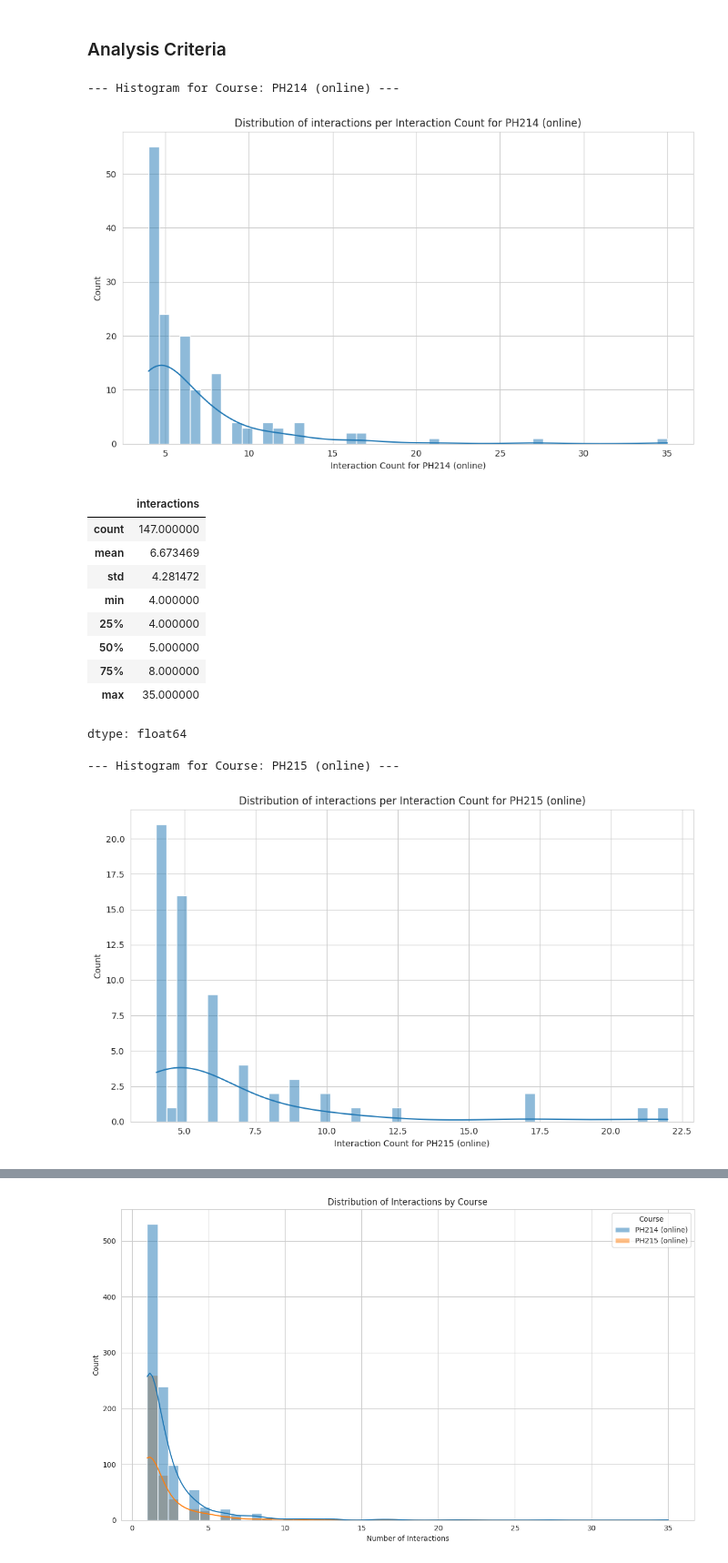
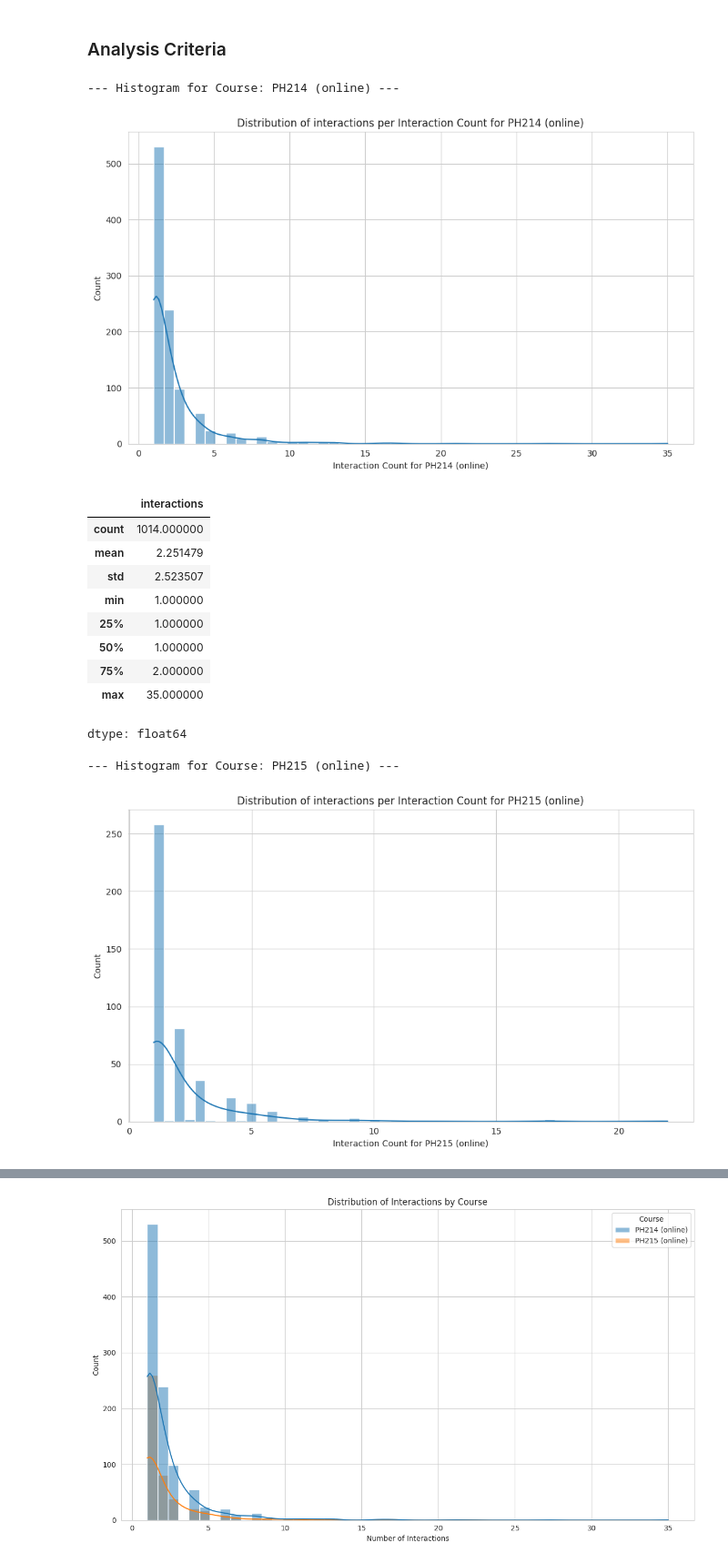
Before and after one commit to PeaceAndLongLife/Analysis-Colab, a Jupyter notebook: notebooks/Data_transcript_statistics.ipynb, the cells around one changed output, grey strips where cells are left out. Shown at 91% size. Drawn from its saved outputs; the diff is of its cells as text; code cells hidden in the pictures.

```diff
--- a/notebooks/Data_transcript_statistics.ipynb
+++ b/notebooks/Data_transcript_statistics.ipynb
@@ -343,31 +361,31 @@ def export_data_csv(df, output_df_name,folder_link):
 # %%
 # @title Histogram of all interactions {'run': 'auto', 'form-width': '20%'}
 
 # By default, not dropping any counts under a certain threshold
-drop_counts_under = 4 # @param {"type":"slider","min":0,"max":100,"step":1}
+drop_counts_under = 0 # @param {"type":"slider","min":0,"max":100,"step":1}
 
 # Get unique courses from the unexploded_df
 unique_courses = unexploded_df['Course'].unique()
 
 for course in unique_courses:
   print(f"\n--- Histogram for Course: {course} ---")
   # Filter the DataFrame for the current course
   df_course = unexploded_df[unexploded_df['Course'] == course]
   # Call the analyze_hist function to plot the distribution of interactions for the current course
   analyze_hist(df_course, drop_counts_under, 'interactions', f'Interaction Count for {course}')
 # %% [output]
 --- Histogram for Course: PH214 (online) ---
-[figure, old version]
+[figure, new version]
 |  | interactions |
-| count | 147.000000 |
-| mean | 6.673469 |
-| std | 4.281472 |
-| min | 4.000000 |
-| 25% | 4.000000 |
-| 50% | 5.000000 |
-| 75% | 8.000000 |
+| count | 1014.000000 |
+| mean | 2.251479 |
+| std | 2.523507 |
+| min | 1.000000 |
+| 25% | 1.000000 |
+| 50% | 1.000000 |
+| 75% | 2.000000 |
 | max | 35.000000 |
 dtype: float64
 --- Histogram for Course: PH215 (online) ---
-[figure, old version]
+[figure, new version]
 |  | interactions |
```
Also changed, not shown: parts of 27 cells of this notebook.
